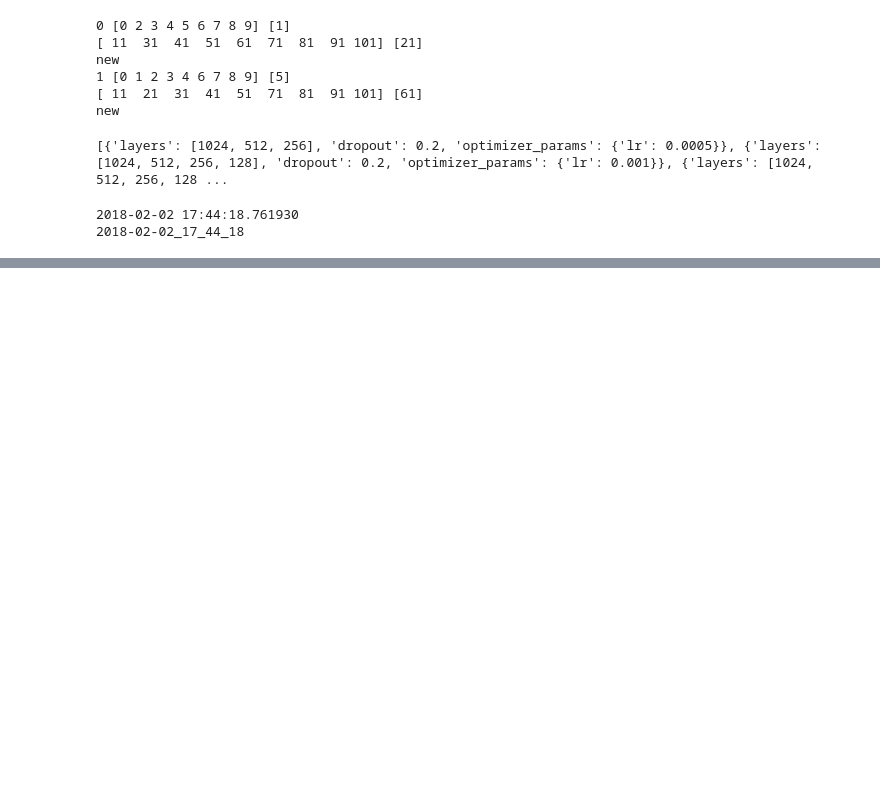
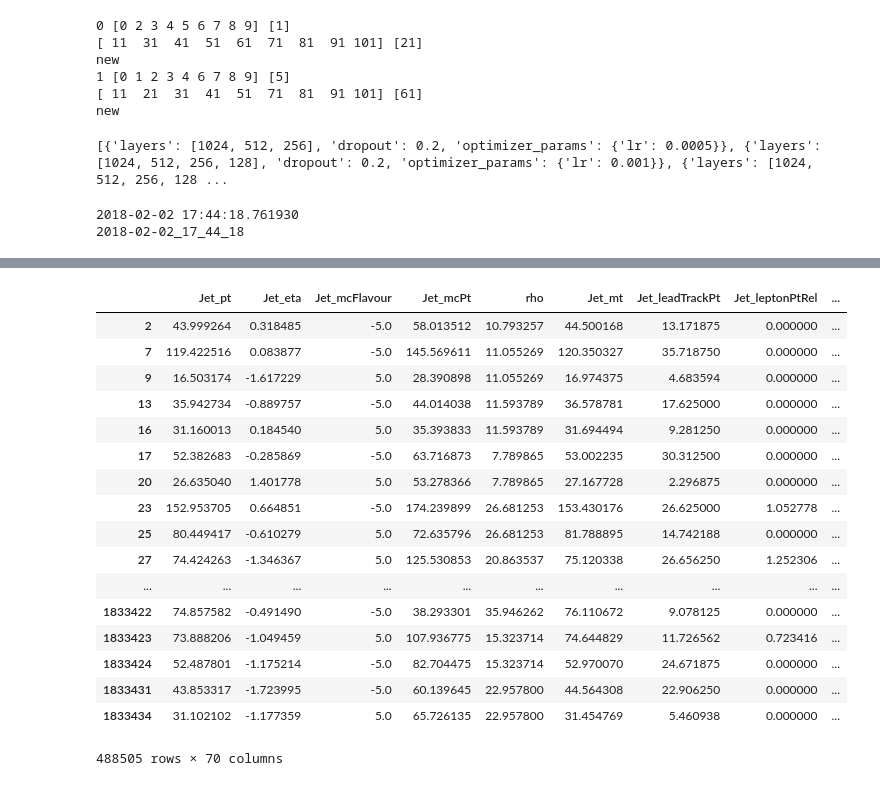
Before and after one commit to michelif/HHbbgg_ETH, a Jupyter notebook: bregression/notebooks/testing_notebook.ipynb, the cells around one changed output, grey strips where cells are left out. Cells and saved outputs as stored; diff of their text form; code cells hidden in the pictures; blank space fills up the shorter version.

```diff
--- a/bregression/notebooks/testing_notebook.ipynb
+++ b/bregression/notebooks/testing_notebook.ipynb
@@ -85,0 +113,21 @@ print(hour)
+# %%
+data_new
+# %% [output]
+|  | Jet_pt | Jet_eta | Jet_mcFlavour | Jet_mcPt | rho | Jet_mt | Jet_leadTrackPt | Jet_leptonPtRel | ... |
+| 2 | 43.999264 | 0.318485 | -5.0 | 58.013512 | 10.793257 | 44.500168 | 13.171875 | 0.000000 | ... |
+| 7 | 119.422516 | 0.083877 | -5.0 | 145.569611 | 11.055269 | 120.350327 | 35.718750 | 0.000000 | ... |
+| 9 | 16.503174 | -1.617229 | 5.0 | 28.390898 | 11.055269 | 16.974375 | 4.683594 | 0.000000 | ... |
+| 13 | 35.942734 | -0.889757 | -5.0 | 44.014038 | 11.593789 | 36.578781 | 17.625000 | 0.000000 | ... |
+| 16 | 31.160013 | 0.184540 | 5.0 | 35.393833 | 11.593789 | 31.694494 | 9.281250 | 0.000000 | ... |
+| 17 | 52.382683 | -0.285869 | -5.0 | 63.716873 | 7.789865 | 53.002235 | 30.312500 | 0.000000 | ... |
+| 20 | 26.635040 | 1.401778 | 5.0 | 53.278366 | 7.789865 | 27.167728 | 2.296875 | 0.000000 | ... |
+| 23 | 152.953705 | 0.664851 | -5.0 | 174.239899 | 26.681253 | 153.430176 | 26.625000 | 1.052778 | ... |
+| 25 | 80.449417 | -0.610279 | 5.0 | 72.635796 | 26.681253 | 81.788895 | 14.742188 | 0.000000 | ... |
+| 27 | 74.424263 | -1.346367 | 5.0 | 125.530853 | 20.863537 | 75.120338 | 26.656250 | 1.252306 | ... |
+| ... | ... | ... | ... | ... | ... | ... | ... | ... | ... |
+| 1833422 | 74.857582 | -0.491490 | -5.0 | 38.293301 | 35.946262 | 76.110672 | 9.078125 | 0.000000 | ... |
+| 1833423 | 73.888206 | -1.049459 | 5.0 | 107.936775 | 15.323714 | 74.644829 | 11.726562 | 0.723416 | ... |
+| 1833424 | 52.487801 | -1.175214 | -5.0 | 82.704475 | 15.323714 | 52.970070 | 24.671875 | 0.000000 | ... |
+| 1833431 | 43.853317 | -1.723995 | -5.0 | 60.139645 | 22.957800 | 44.564308 | 22.906250 | 0.000000 | ... |
+| 1833434 | 31.102102 | -1.177359 | 5.0 | 65.726135 | 22.957800 | 31.454769 | 5.460938 | 0.000000 | ... |
+488505 rows × 70 columns
```
Also changed, not shown: parts of 14 cells of this notebook, 5 other files.
